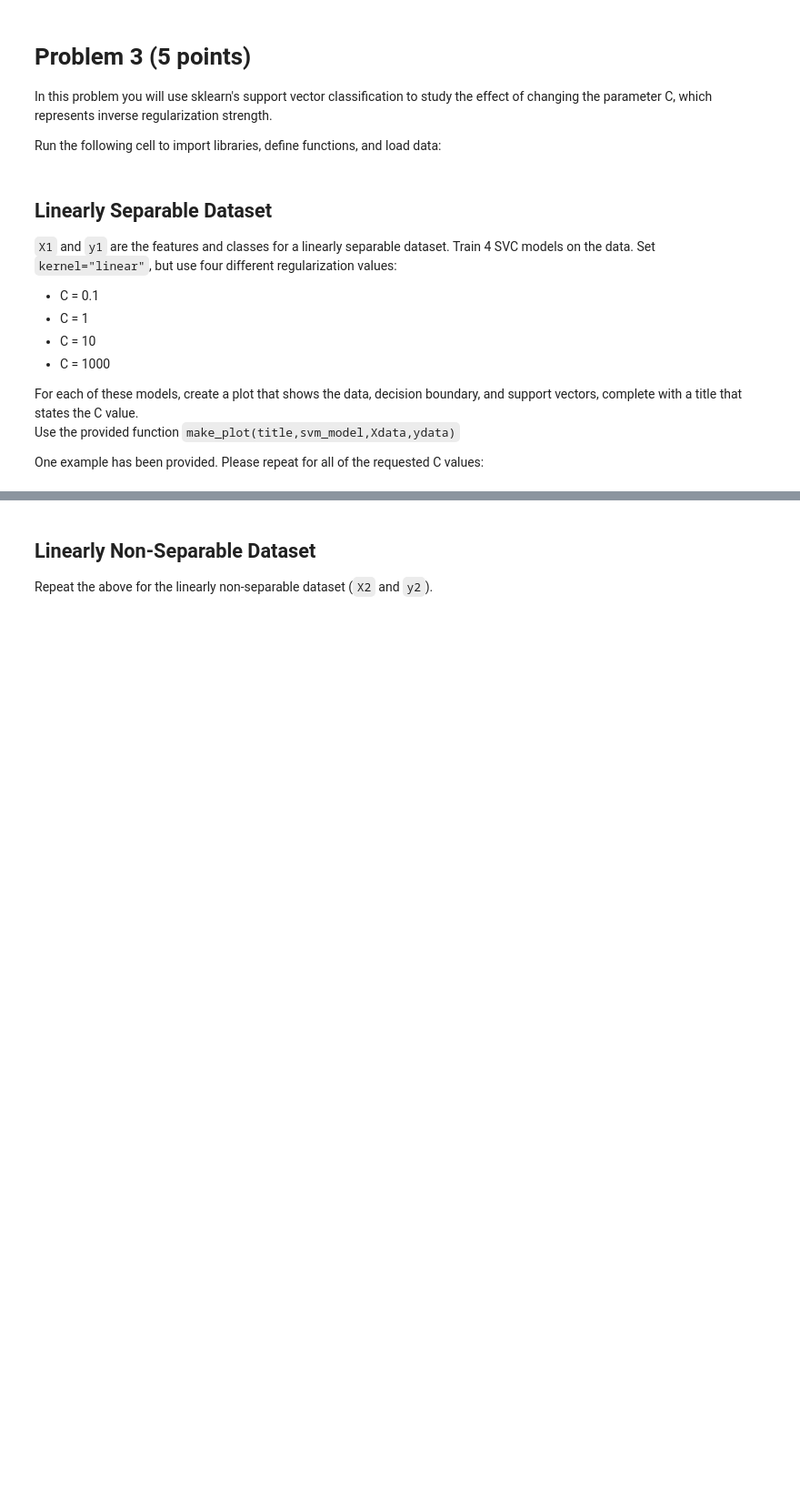
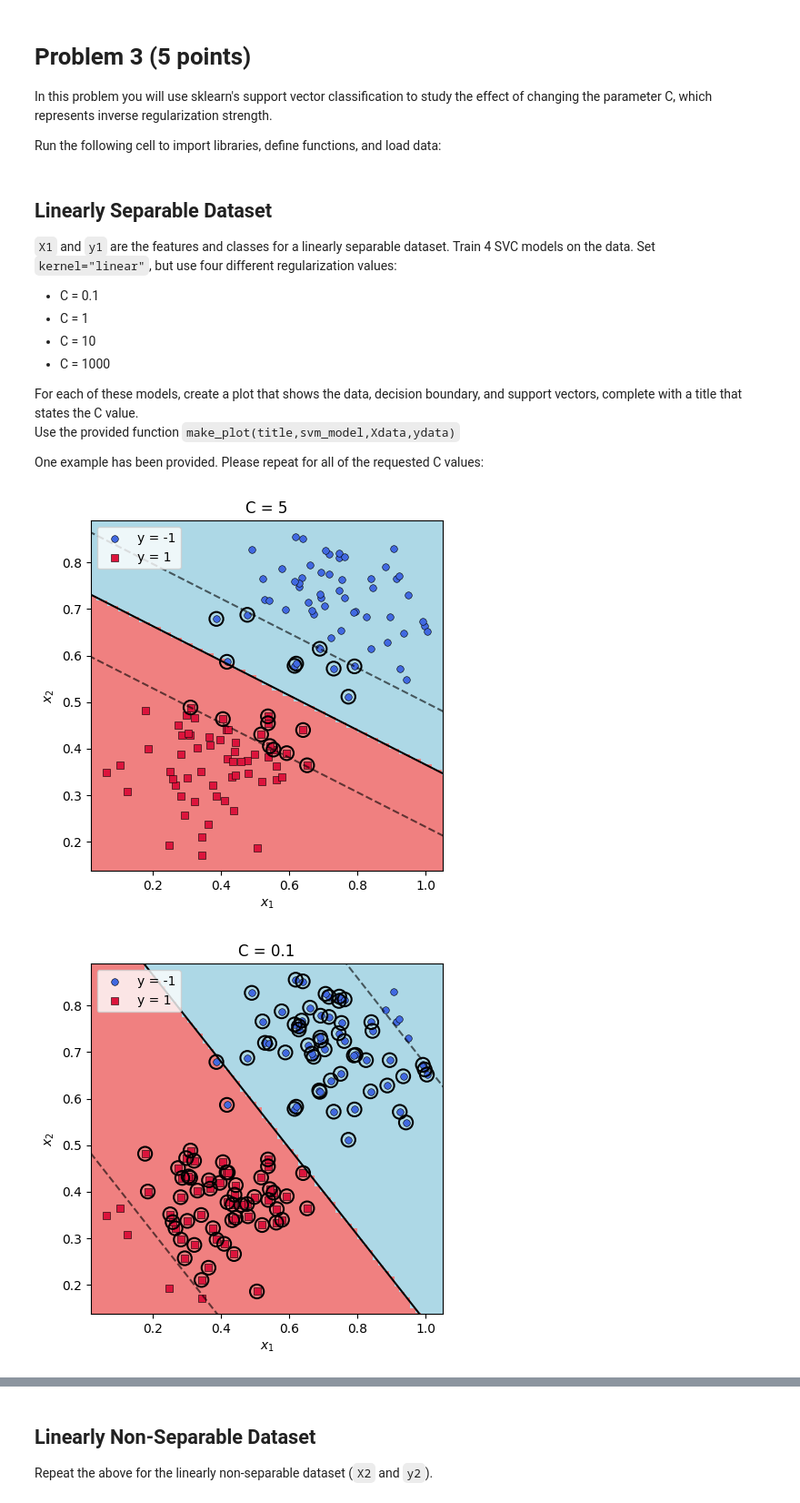
Before and after one commit to judson35/AI-ML, a Jupyter notebook: HW4/M4-L1-P3.ipynb, the cells around one changed output, grey strips where cells are left out. Shown at 91% size. Cells and saved outputs as stored; diff of their text form; code cells hidden in the pictures; blank space fills up the shorter version.

```diff
--- a/HW4/M4-L1-P3.ipynb
+++ b/HW4/M4-L1-P3.ipynb
@@ -138,9 +138,16 @@ One example has been provided. Please repeat for all of the requested C values:
 # %%
 C = 5
 svm = SVC(C=C,kernel="linear")
 svm.fit(X1,y1)
 make_plot(f"C = {C}",svm,X1,y1)
 
 
 for C in [0.1,1,10,1000]:
-    # YOUR CODE GOES HERE
+    model = SVC(kernel='linear', C=C)
+    model.fit(X1, y1)
+    make_plot(f"C = {C}", model, X1, y1)
+
+plt.show()
+# %% [output]
+[figure, added]
+[figure, added]
```
Also changed, not shown: parts of 3 cells of this notebook, 4 other files.
